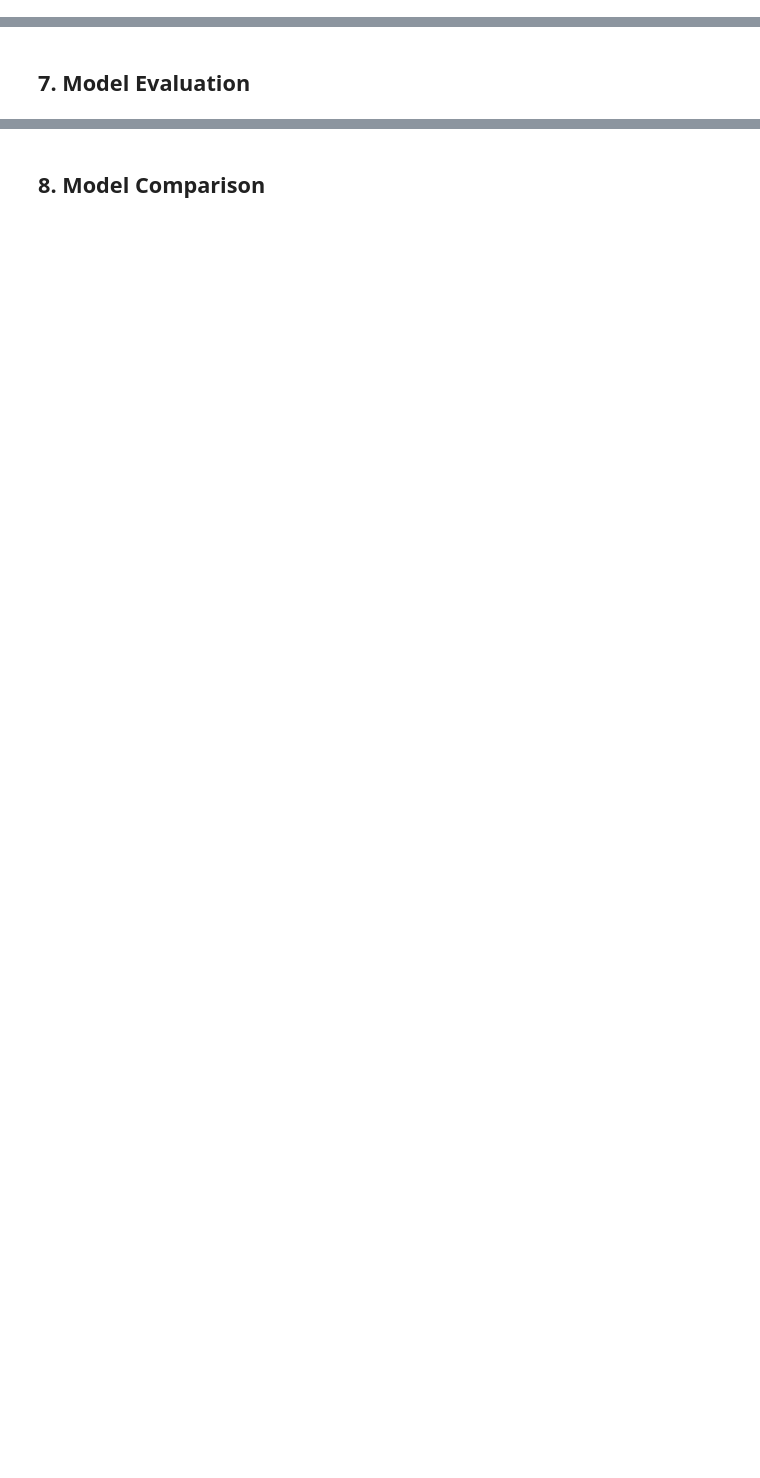
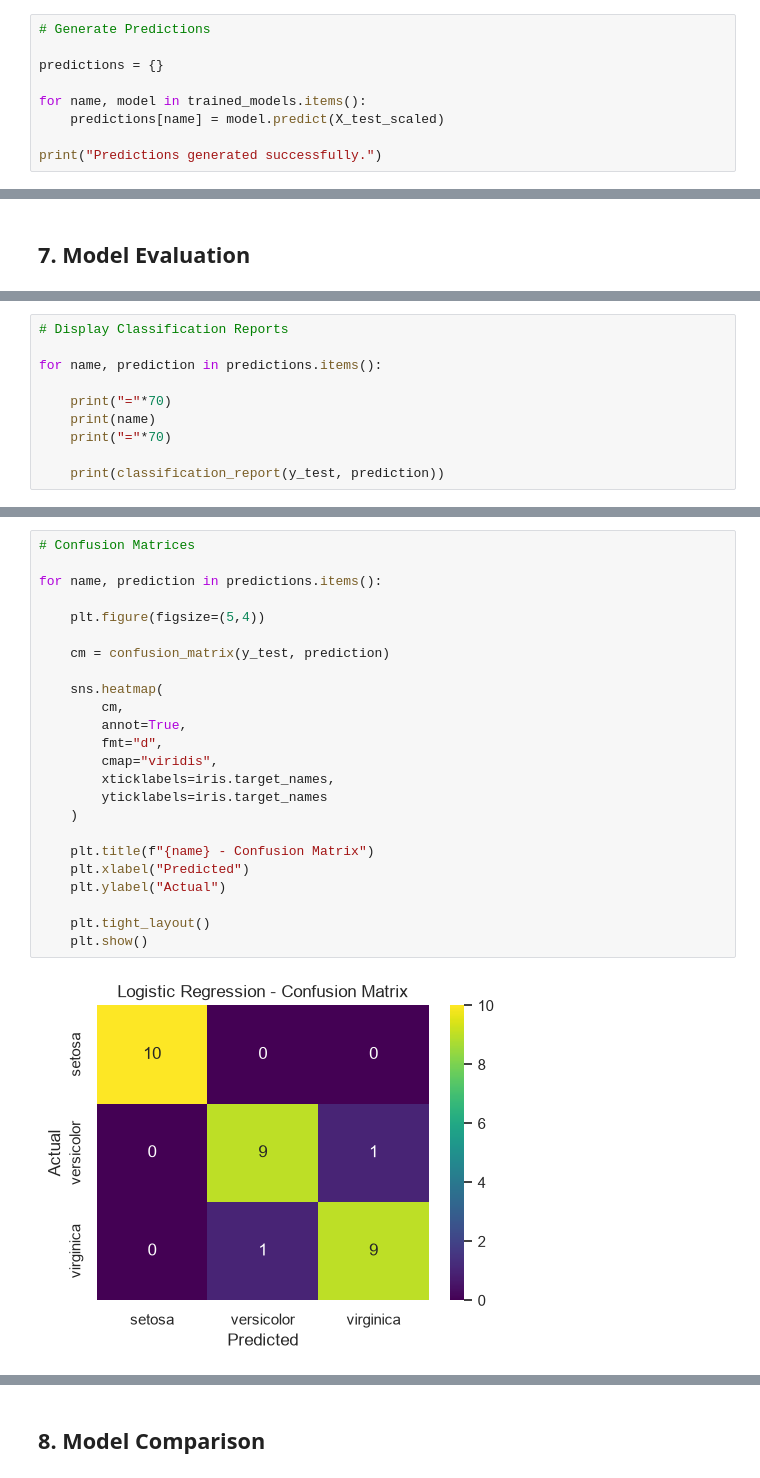
Before and after one commit to Sowravkanth/OIBSIP, a Jupyter notebook: DataScience-Task1-IrisClassification/notebooks/Iris_Flower_Classification.ipynb, the cells around one changed output, grey strips where cells are left out. Saved outputs shown, nothing was run; the diff lists cells and outputs as text; blank space fills up the shorter version.

Commit message:
Complete Iris Flower Classification project

```diff
--- a/DataScience-Task1-IrisClassification/notebooks/Iris_Flower_Classification.ipynb
+++ b/DataScience-Task1-IrisClassification/notebooks/Iris_Flower_Classification.ipynb
@@ -277,0 +303,9 @@ Feature Scaling Completed.
+# %%
+# Generate Predictions
+
+predictions = {}
+
+for name, model in trained_models.items():
+    predictions[name] = model.predict(X_test_scaled)
+
+print("Predictions generated successfully.")
@@ -279,0 +362,10 @@ Feature Scaling Completed.
+# %%
+# Display Classification Reports
+
+for name, prediction in predictions.items():
+
+    print("="*70)
+    print(name)
+    print("="*70)
+
+    print(classification_report(y_test, prediction))
@@ -279,0 +390,26 @@ Feature Scaling Completed.
+# %%
+# Confusion Matrices
+
+for name, prediction in predictions.items():
+
+    plt.figure(figsize=(5,4))
+
+    cm = confusion_matrix(y_test, prediction)
+
+    sns.heatmap(
+        cm,
+        annot=True,
+        fmt="d",
+        cmap="viridis",
+        xticklabels=iris.target_names,
+        yticklabels=iris.target_names
+    )
+
+    plt.title(f"{name} - Confusion Matrix")
+    plt.xlabel("Predicted")
+    plt.ylabel("Actual")
+
+    plt.tight_layout()
+    plt.show()
+# %% [output]
+[figure, added]
```
Also changed, not shown: parts of 10 cells of this notebook.
